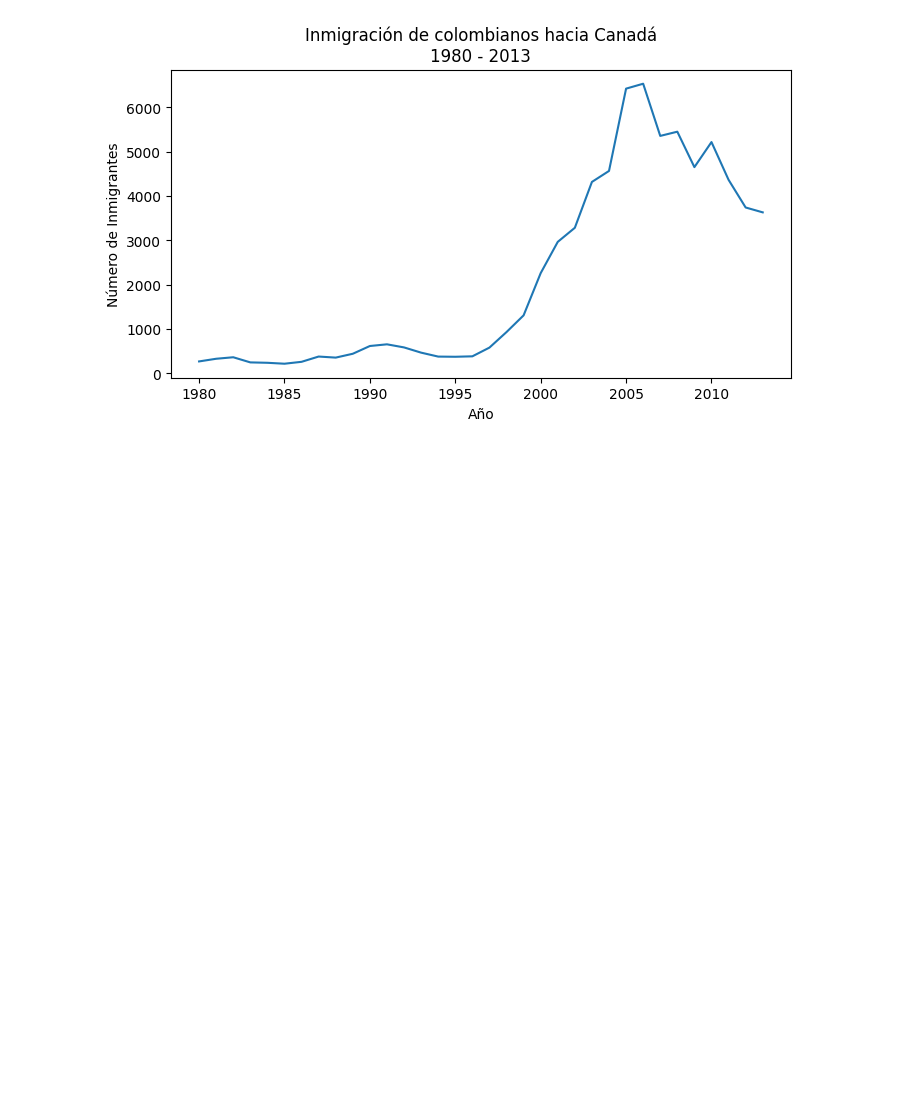
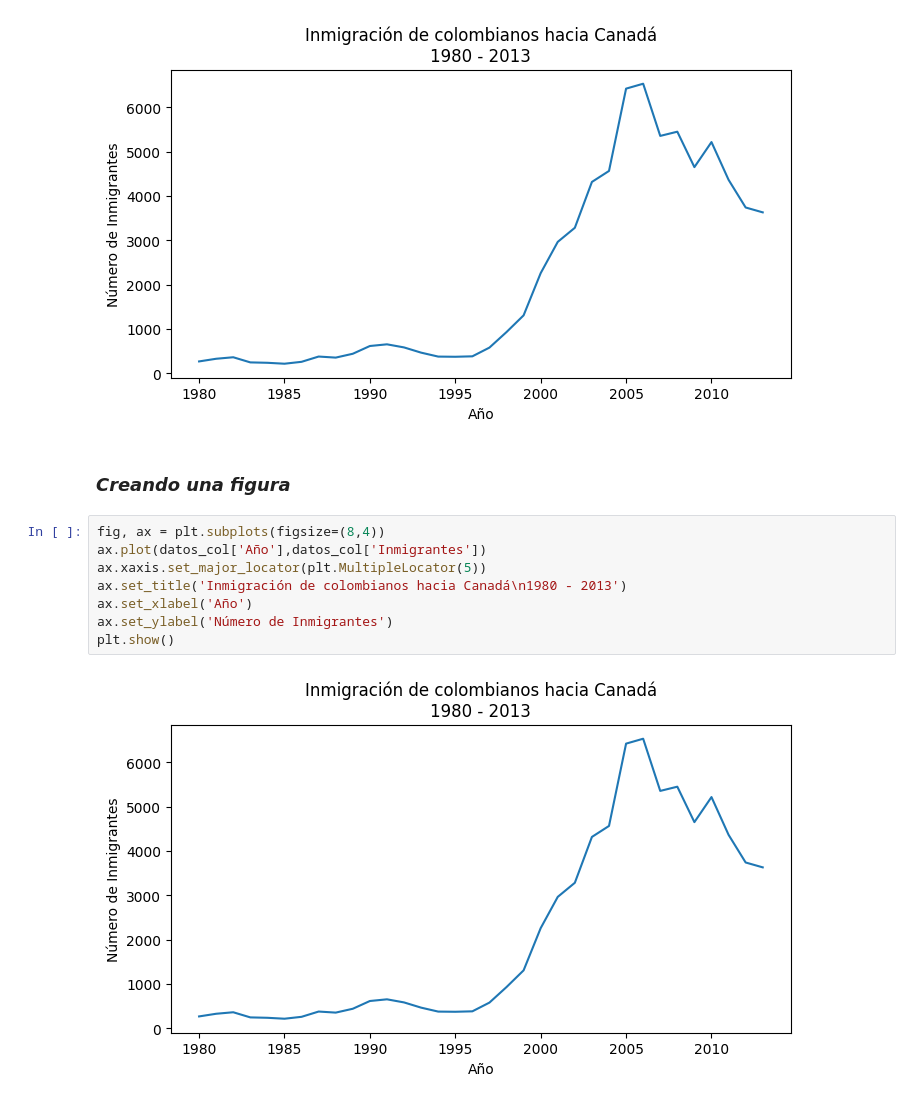
Before and after one commit to NatSama2/Curso-Alura-Latam, a Jupyter notebook: visualizacion_de_datos_con_python.ipynb, the cells around one changed output. Saved outputs shown, nothing was run; the diff lists cells and outputs as text; blank space fills up the shorter version.

Commit message:
Añdiendo títulos y rótulos en la figura

```diff
--- a/visualizacion_de_datos_con_python.ipynb
+++ b/visualizacion_de_datos_con_python.ipynb
@@ -145,3 +145,15 @@ ax.set_ylabel('Número de Inmigrantes')
 plt.show()
 # %% [output]
 [figure]
+# %% [markdown]
+### *Creando una figura*
+# %%
+fig, ax = plt.subplots(figsize=(8,4))
+ax.plot(datos_col['Año'],datos_col['Inmigrantes'])
+ax.xaxis.set_major_locator(plt.MultipleLocator(5))
+ax.set_title('Inmigración de colombianos hacia Canadá\n1980 - 2013')
+ax.set_xlabel('Año')
+ax.set_ylabel('Número de Inmigrantes')
+plt.show()
+# %% [output]
+[figure, added]
```
